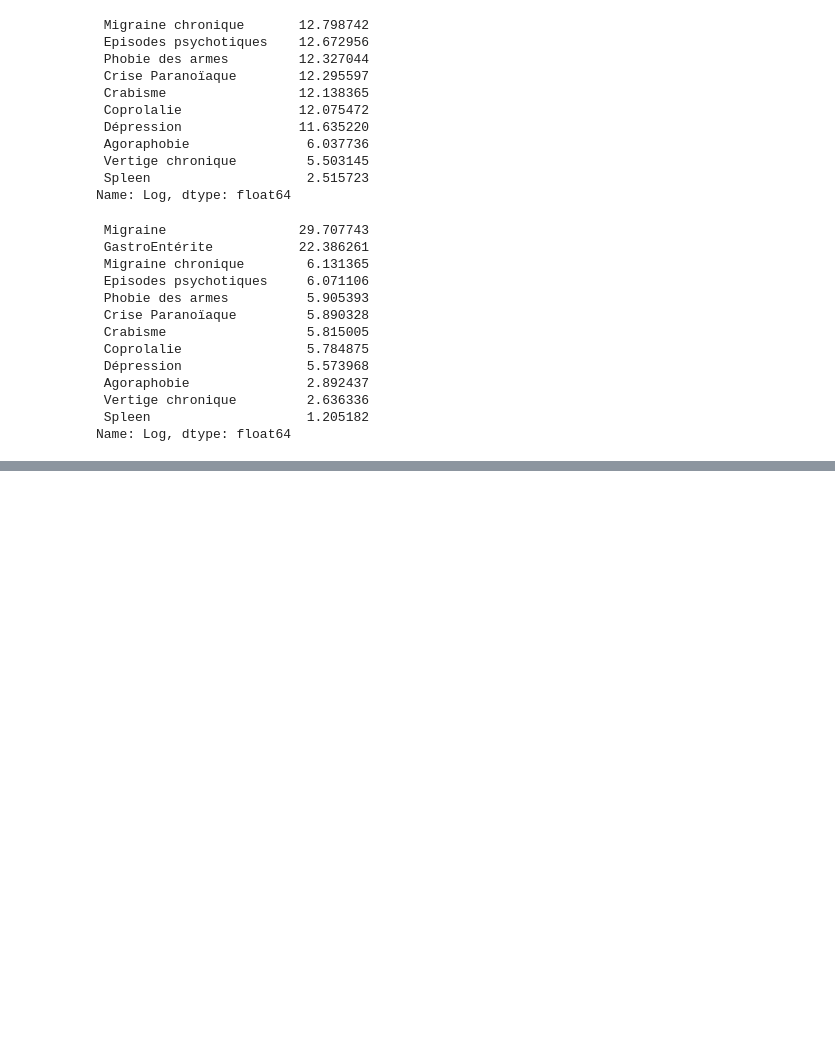
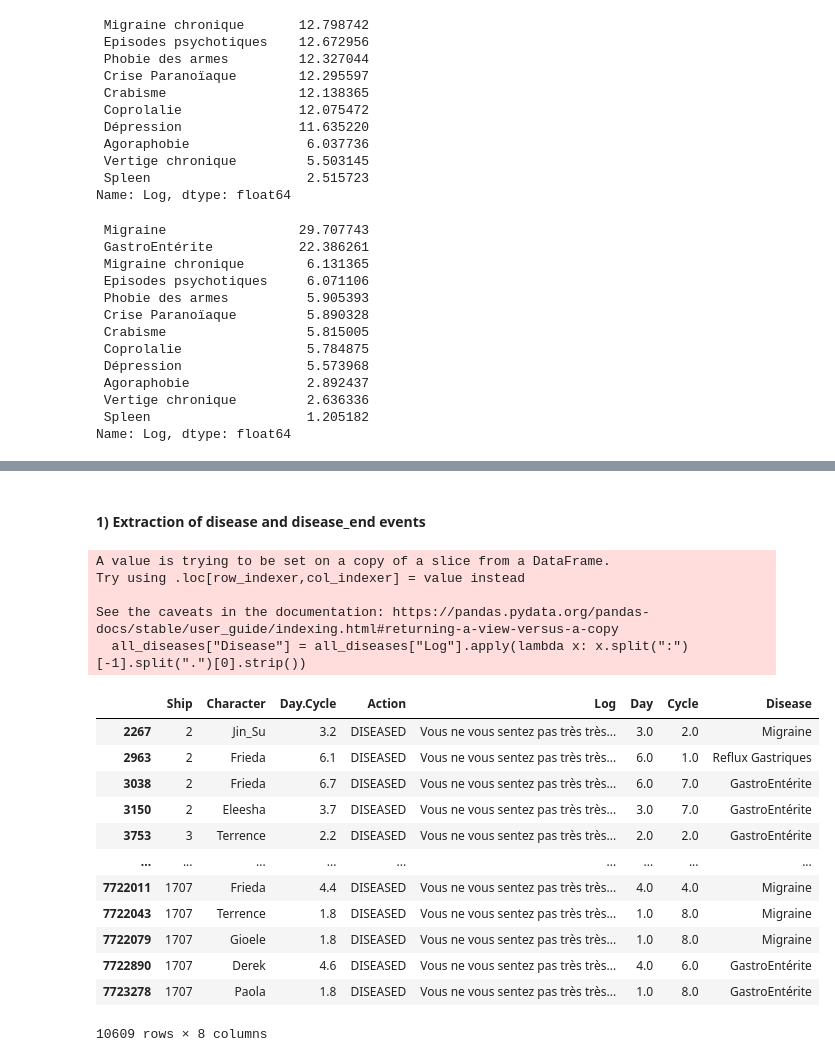
Before and after one commit to cmnemoi/mush-datamining, a Jupyter notebook: notebooks/diseases.ipynb, the cells around one changed output, grey strips where cells are left out. Saved outputs shown, nothing was run; the diff lists cells and outputs as text; code cells hidden in the pictures; blank space fills up the shorter version.

```diff
--- a/notebooks/diseases.ipynb
+++ b/notebooks/diseases.ipynb
@@ -237,0 +319,25 @@ Name: Log, dtype: float64
+# %% [markdown]
+#### 1) Extraction of disease and disease_end events
+# %%
+all_diseases = utils.find_all_actions_by_name(logs, "DISEASED")
+all_diseases["Disease"] = all_diseases["Log"].apply(lambda x: x.split(":")[-1].split(".")[0].strip())
+all_diseases
+# %% [output]
+A value is trying to be set on a copy of a slice from a DataFrame.
+Try using .loc[row_indexer,col_indexer] = value instead
+
+See the caveats in the documentation: https://pandas.pydata.org/pandas-docs/stable/user_guide/indexing.html#returning-a-view-versus-a-copy
+  all_diseases["Disease"] = all_diseases["Log"].apply(lambda x: x.split(":")[-1].split(".")[0].strip())
+|  | Ship | Character | Day.Cycle | Action | Log | Day | Cycle | Disease |
+| 2267 | 2 | Jin_Su | 3.2 | DISEASED | Vous ne vous sentez pas très très... | 3.0 | 2.0 | Migraine |
+| 2963 | 2 | Frieda | 6.1 | DISEASED | Vous ne vous sentez pas très très... | 6.0 | 1.0 | Reflux Gastriques |
+| 3038 | 2 | Frieda | 6.7 | DISEASED | Vous ne vous sentez pas très très... | 6.0 | 7.0 | GastroEntérite |
+| 3150 | 2 | Eleesha | 3.7 | DISEASED | Vous ne vous sentez pas très très... | 3.0 | 7.0 | GastroEntérite |
+| 3753 | 3 | Terrence | 2.2 | DISEASED | Vous ne vous sentez pas très très... | 2.0 | 2.0 | GastroEntérite |
+| ... | ... | ... | ... | ... | ... | ... | ... | ... |
+| 7722011 | 1707 | Frieda | 4.4 | DISEASED | Vous ne vous sentez pas très très... | 4.0 | 4.0 | Migraine |
+| 7722043 | 1707 | Terrence | 1.8 | DISEASED | Vous ne vous sentez pas très très... | 1.0 | 8.0 | Migraine |
+| 7722079 | 1707 | Gioele | 1.8 | DISEASED | Vous ne vous sentez pas très très... | 1.0 | 8.0 | Migraine |
+| 7722890 | 1707 | Derek | 4.6 | DISEASED | Vous ne vous sentez pas très très... | 4.0 | 6.0 | GastroEntérite |
+| 7723278 | 1707 | Paola | 1.8 | DISEASED | Vous ne vous sentez pas très très... | 1.0 | 8.0 | GastroEntérite |
+10609 rows × 8 columns
```
Also changed, not shown: parts of 17 cells of this notebook.
